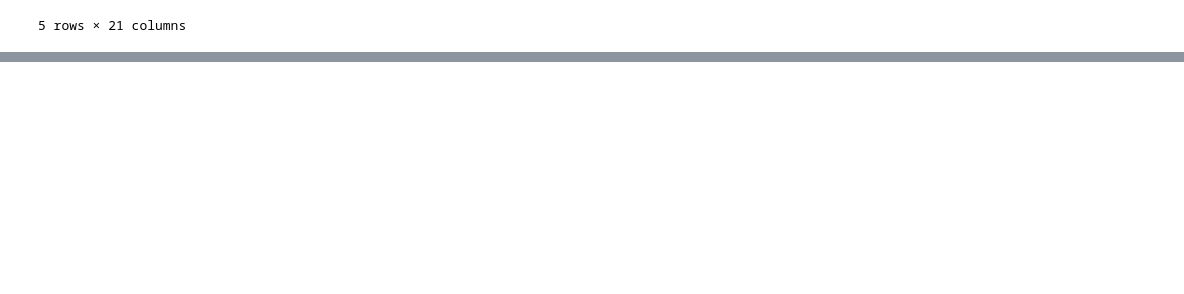
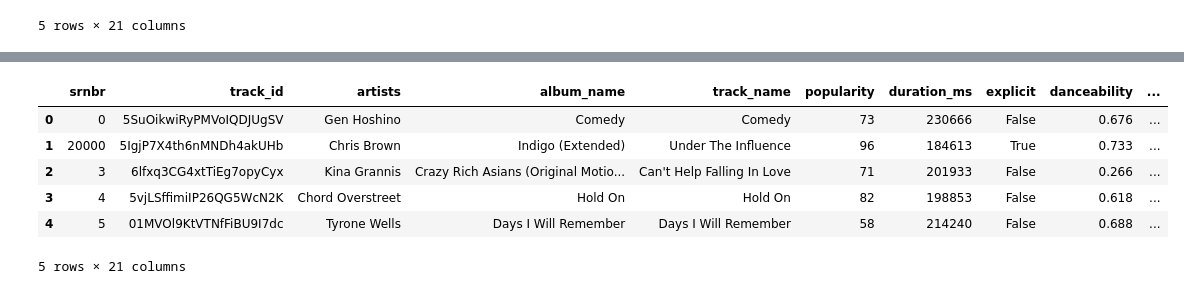
Before and after one commit to pkhanna2/MLOpsFinalProject, a Jupyter notebook: PracticeAssignment.ipynb, the cells around one changed output, grey strips where cells are left out. Saved outputs shown, nothing was run; the diff lists cells and outputs as text; code cells hidden in the pictures; blank space fills up the shorter version.

```diff
--- a/PracticeAssignment.ipynb
+++ b/PracticeAssignment.ipynb
@@ -231,3 +238,9 @@ df.head(5)
 | 3 | 3 | 6lfxq3CG4xtTiEg7opyCyx | Kina Grannis | Crazy Rich Asians (Original Motio... | Can't Help Falling In Love | 71 | 201933 | False | 0.266 | ... |
 | 4 | 4 | 5vjLSffimiIP26QG5WcN2K | Chord Overstreet | Hold On | Hold On | 82 | 198853 | False | 0.618 | ... |
 5 rows × 21 columns
+# %%
+# Set S3 path to Parquet data
+s3_path_parquet = "s3://{}/dataset/parquet".format(bucket)
+
+# Set Athena parameters
+table_name_parquet = "MusicData1_parquet"
@@ -233,0 +401,3 @@ df.head(5)
+# %%
+%%time
+df = wr.athena.read_sql_query(sql="SELECT * FROM {} LIMIT 5000".format(table_name_parquet), database=database_name)
@@ -233,0 +407,10 @@ df.head(5)
+# %%
+df.head(5)
+# %% [output]
+|  | srnbr | track_id | artists | album_name | track_name | popularity | duration_ms | explicit | danceability | ... |
+| 0 | 0 | 5SuOikwiRyPMVoIQDJUgSV | Gen Hoshino | Comedy | Comedy | 73 | 230666 | False | 0.676 | ... |
+| 1 | 20000 | 5IgjP7X4th6nMNDh4akUHb | Chris Brown | Indigo (Extended) | Under The Influence | 96 | 184613 | True | 0.733 | ... |
+| 2 | 3 | 6lfxq3CG4xtTiEg7opyCyx | Kina Grannis | Crazy Rich Asians (Original Motio... | Can't Help Falling In Love | 71 | 201933 | False | 0.266 | ... |
+| 3 | 4 | 5vjLSffimiIP26QG5WcN2K | Chord Overstreet | Hold On | Hold On | 82 | 198853 | False | 0.618 | ... |
+| 4 | 5 | 01MVOl9KtVTNfFiBU9I7dc | Tyrone Wells | Days I Will Remember | Days I Will Remember | 58 | 214240 | False | 0.688 | ... |
+5 rows × 21 columns
```
Also changed, not shown: parts of 50 cells of this notebook.
